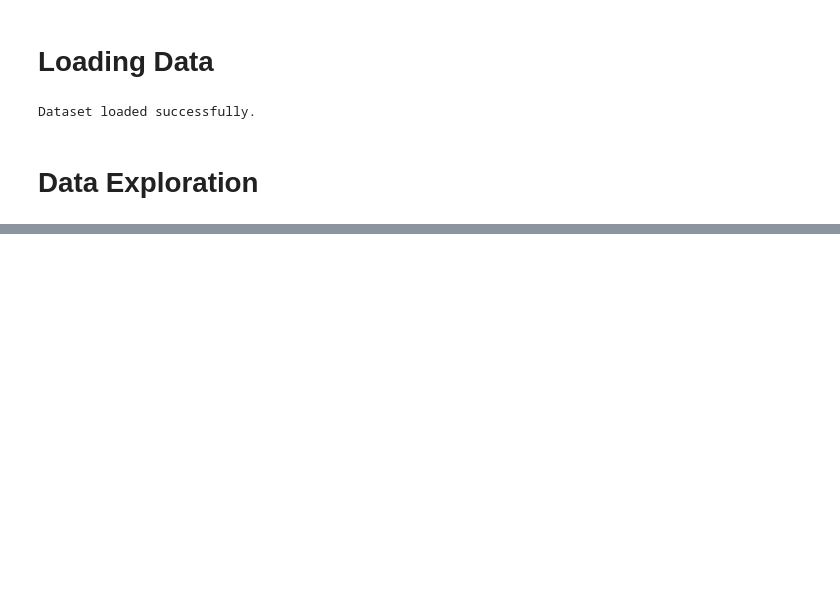
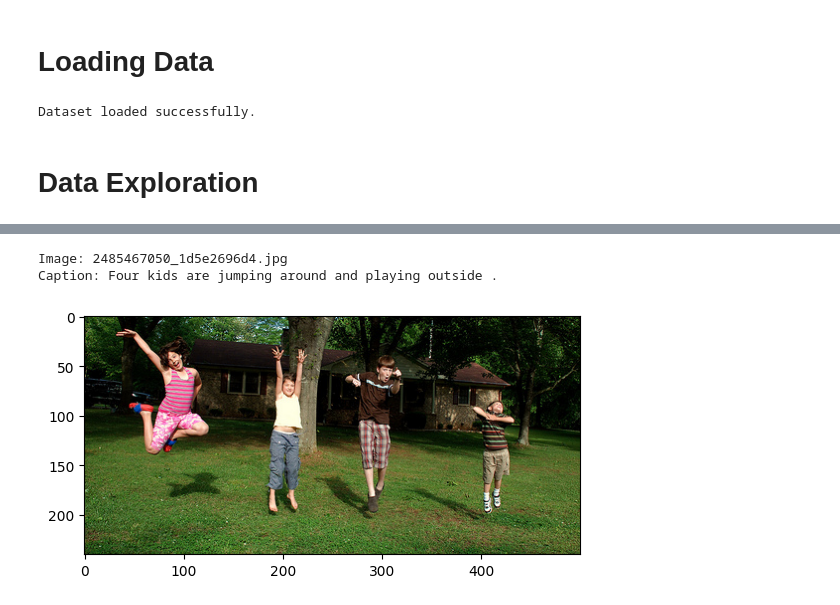
Before and after one commit to Ehsan0071/Ehsan0071-Final-Project-Semester-C-image-captioning, a Jupyter notebook: Project_Code.ipynb, the cells around one changed output, grey strips where cells are left out. Drawn from its saved outputs; the diff is of its cells as text; code cells hidden in the pictures; blank space fills up the shorter version.

```diff
--- a/Project_Code.ipynb
+++ b/Project_Code.ipynb
@@ -232,0 +248,15 @@ explore_advanced_features(captions_df)
+# %%
+# Displaying an example
+image_name = list(dataset.keys())[0]
+image = dataset[image_name]['image']
+caption = dataset[image_name]['caption']
+
+# Display the image and caption
+print("Image:", image_name)
+print("Caption:", caption)
+plt.imshow(image)
+plt.show()
+# %% [output]
+Image: 2485467050_1d5e2696d4.jpg
+Caption: Four kids are jumping around and playing outside .
+[figure, added]
```
Also changed, not shown: parts of 20 cells of this notebook.
